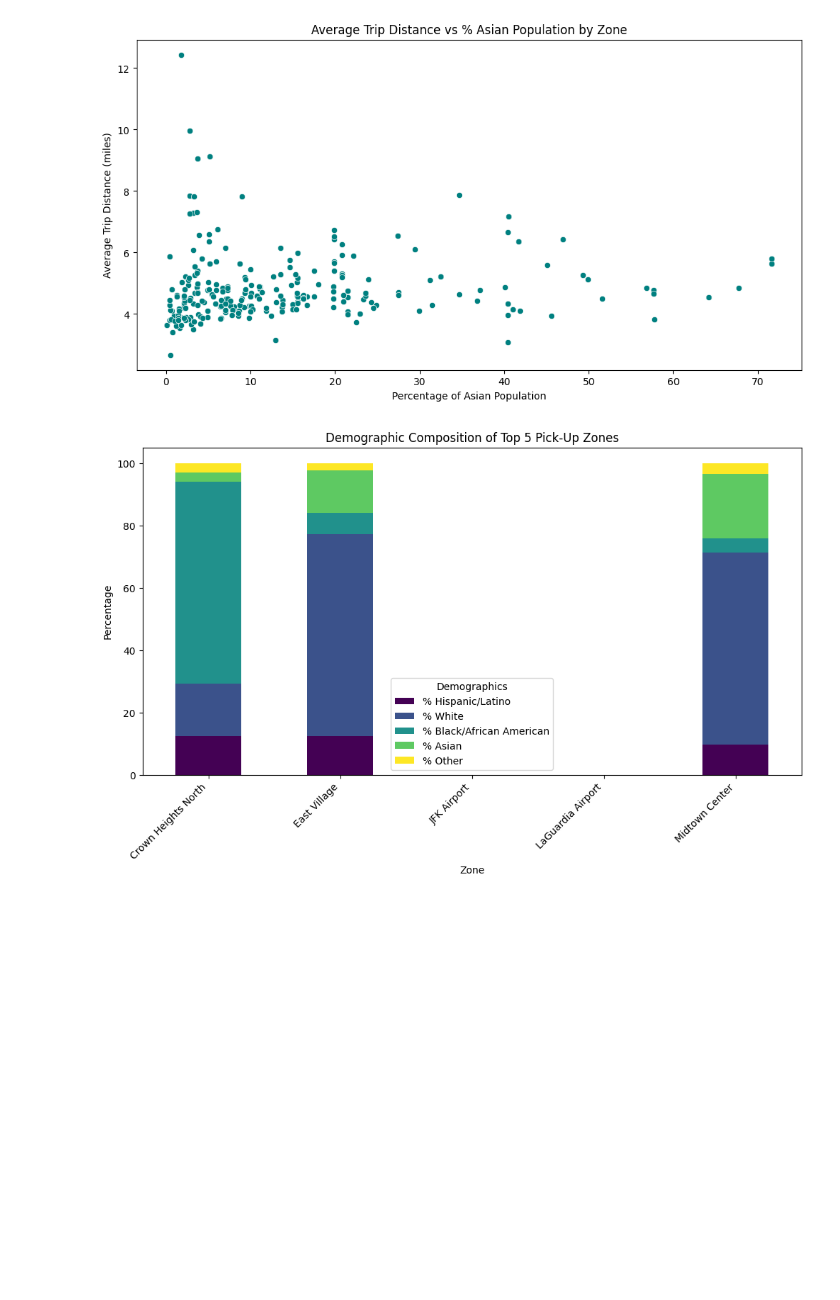
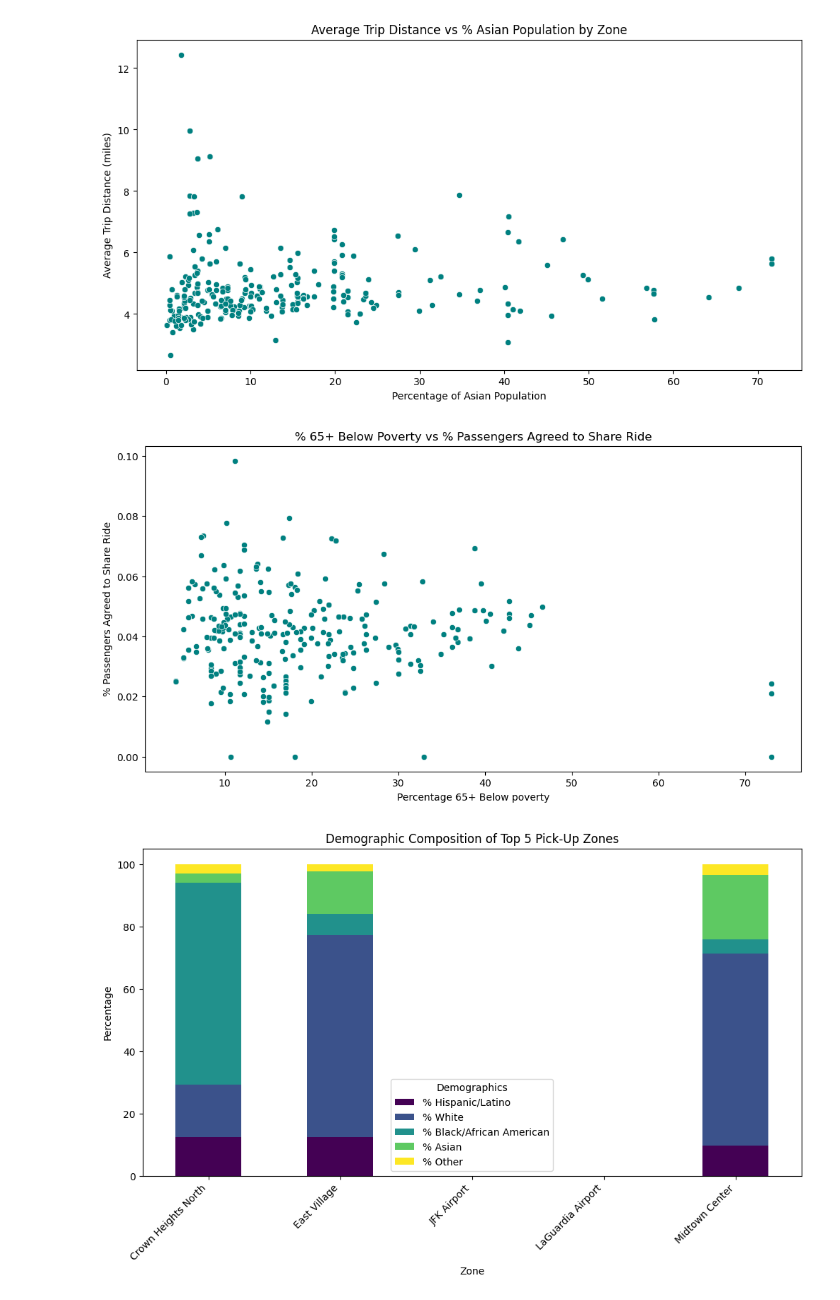
Before and after one commit to gracejiang0929/Bias-Detection-and-Mitigation-in-Ride-Hailing, a Jupyter notebook: tlc_tester.ipynb, the cells around one changed output. Saved outputs shown, nothing was run; the diff lists cells and outputs as text; code cells hidden in the pictures; blank space fills up the shorter version.

Commit message:
new graph

```diff
--- a/tlc_tester.ipynb
+++ b/tlc_tester.ipynb
@@ -66,6 +66,10 @@ sns.heatmap(numeric_data.corr(), cmap="Blues", annot=True)
 # %% [output]
 <AxesSubplot:>
 [figure]
+# %%
+rideflags = ['shared_request_flag', "shared_match_flag", "access_a_ride_flag",
+             "wav_request_flag", "wav_match_flag"]
+tlc[rideflags] = tlc[rideflags].apply(lambda x: x == 'Y')
 # %%
 pickUpID = tlc['PULocationID']
 dropOffID = tlc['DOLocationID']
@@ -474,6 +478,22 @@ plt.ylabel('Average Trip Distance (miles)')
 plt.show()
 # %% [output]
 [figure]
+# %%
+rideshare_vs_poverty = mrgd.groupby('zone').agg({
+    '%65+ Below poverty': 'mean',
+    'Passenger Agreed to Share Ride': 'mean'
+}).dropna()
+
+plt.figure(figsize=(12, 6))
+sns.scatterplot(y=rideshare_vs_poverty['Passenger Agreed to Share Ride'],
+                x=rideshare_vs_poverty['%65+ Below poverty'], \
+                color='teal')
+plt.title('% 65+ Below Poverty vs % Passengers Agreed to Share Ride')
+plt.xlabel('Percentage 65+ Below poverty')
+plt.ylabel('% Passengers Agreed to Share Ride')
+plt.show()
+# %% [output]
+[figure, added]
 # %%
 top_pickup_zones = mrgd['zone'].value_counts().head(5).index
 
```
